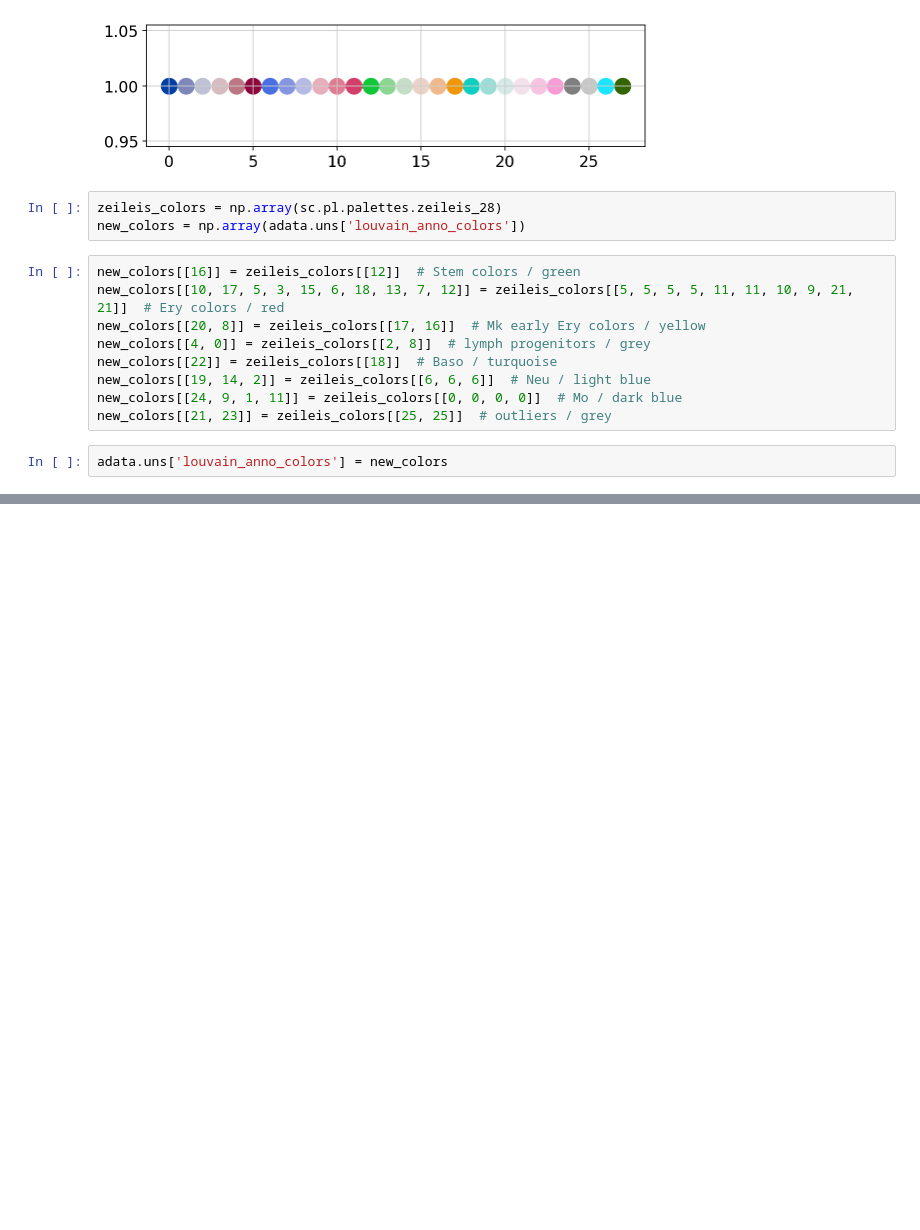
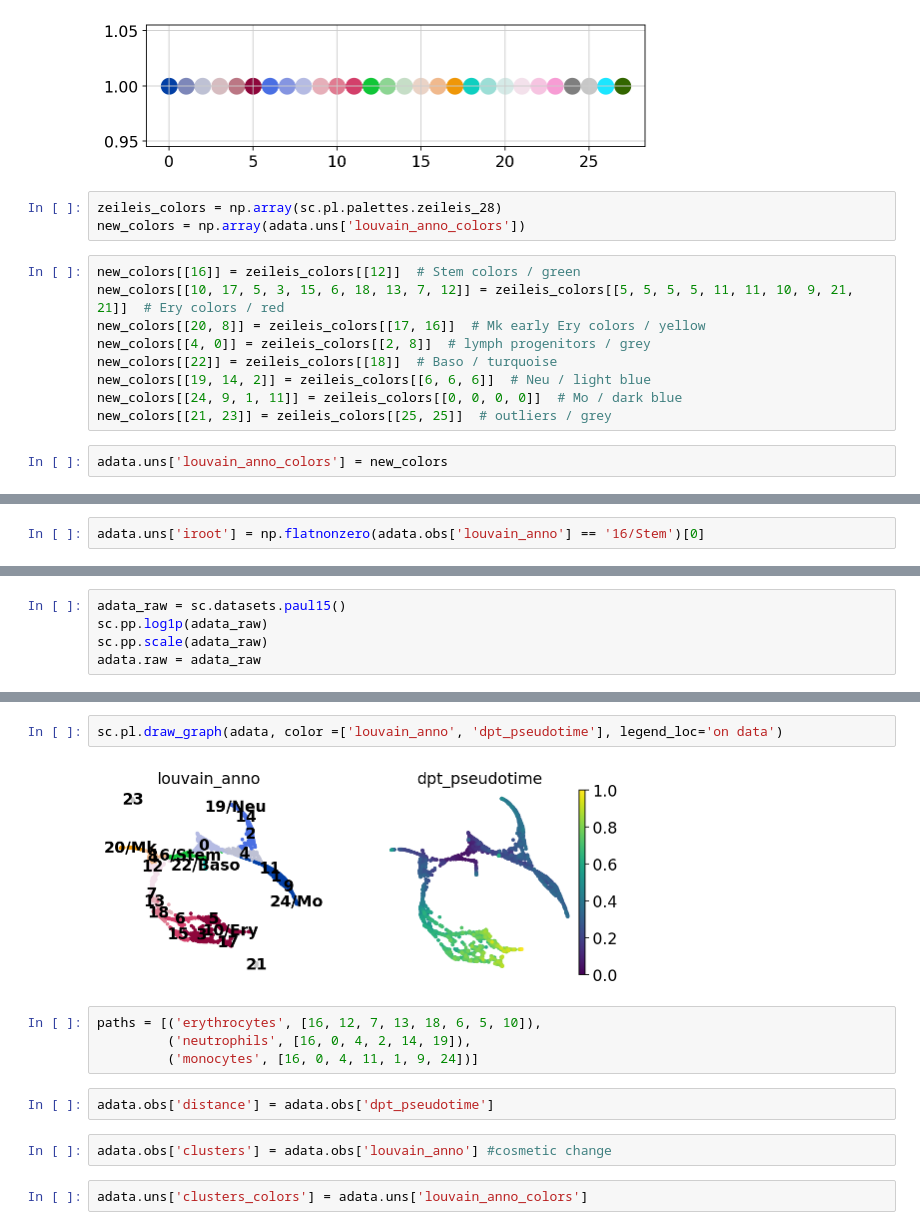
Before and after one commit to nicholas-carey/scanpy_practice, a Jupyter notebook: Trajectory/trajectory_tutorial.ipynb, the cells around one changed output, grey strips where cells are left out. Cells and saved outputs as stored; diff of their text form; blank space fills up the shorter version.

```diff
--- a/Trajectory/trajectory_tutorial.ipynb
+++ b/Trajectory/trajectory_tutorial.ipynb
@@ -220,0 +229,2 @@ WARNING: saving figure to file figures/paga_compare.pdf
+# %%
+adata.uns['iroot'] = np.flatnonzero(adata.obs['louvain_anno'] == '16/Stem')[0]
@@ -220,0 +245,5 @@ WARNING: saving figure to file figures/paga_compare.pdf
+# %%
+adata_raw = sc.datasets.paul15()
+sc.pp.log1p(adata_raw)
+sc.pp.scale(adata_raw)
+adata.raw = adata_raw
@@ -220,0 +254,14 @@ WARNING: saving figure to file figures/paga_compare.pdf
+# %%
+sc.pl.draw_graph(adata, color =['louvain_anno', 'dpt_pseudotime'], legend_loc='on data')
+# %% [output]
+[figure, added]
+# %%
+paths = [('erythrocytes', [16, 12, 7, 13, 18, 6, 5, 10]),
+         ('neutrophils', [16, 0, 4, 2, 14, 19]),
+         ('monocytes', [16, 0, 4, 11, 1, 9, 24])]
+# %%
+adata.obs['distance'] = adata.obs['dpt_pseudotime']
+# %%
+adata.obs['clusters'] = adata.obs['louvain_anno'] #cosmetic change
+# %%
+adata.uns['clusters_colors'] = adata.uns['louvain_anno_colors']
```
Also changed, not shown: parts of 13 cells of this notebook, 2 other files.
